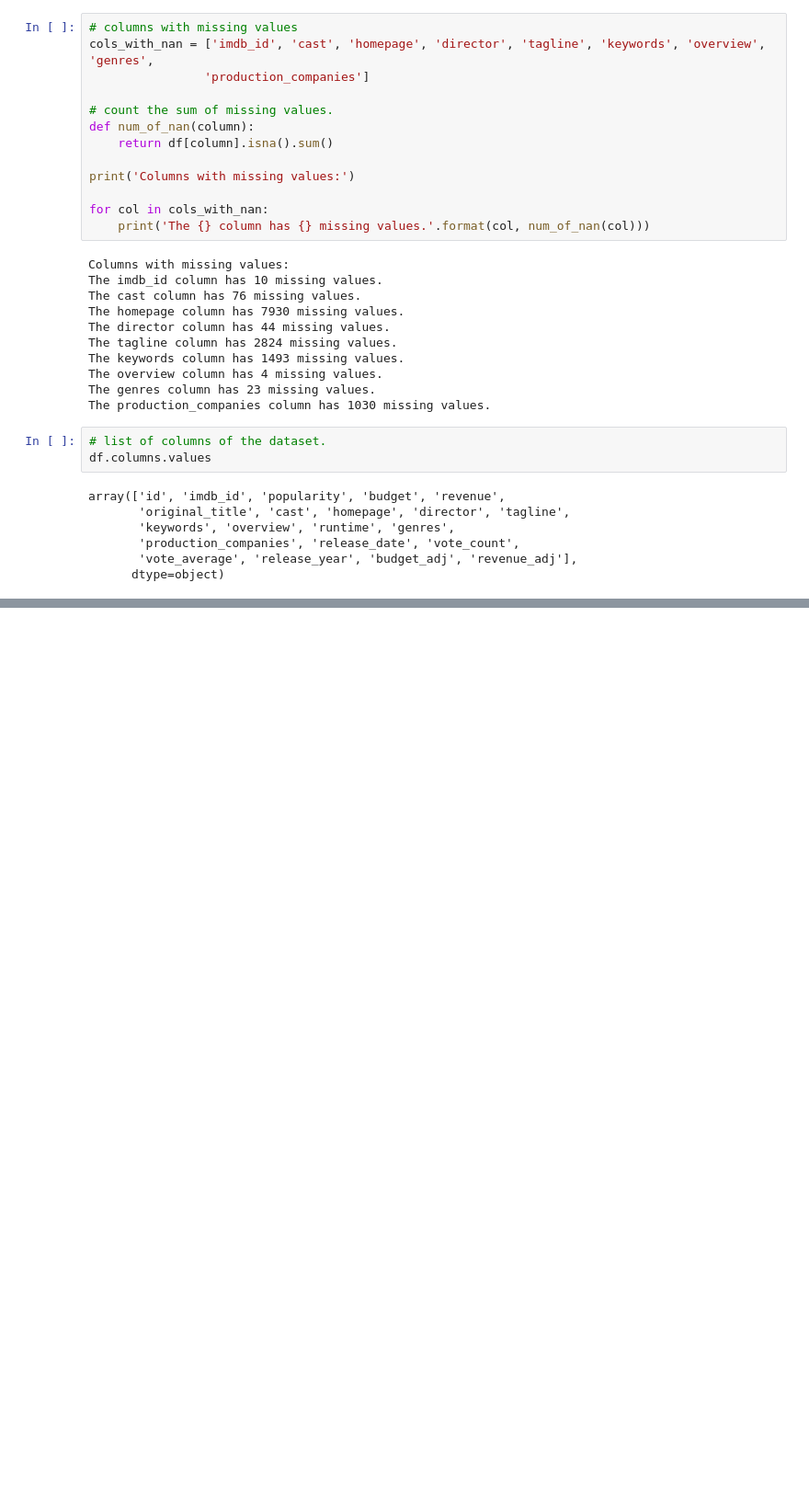
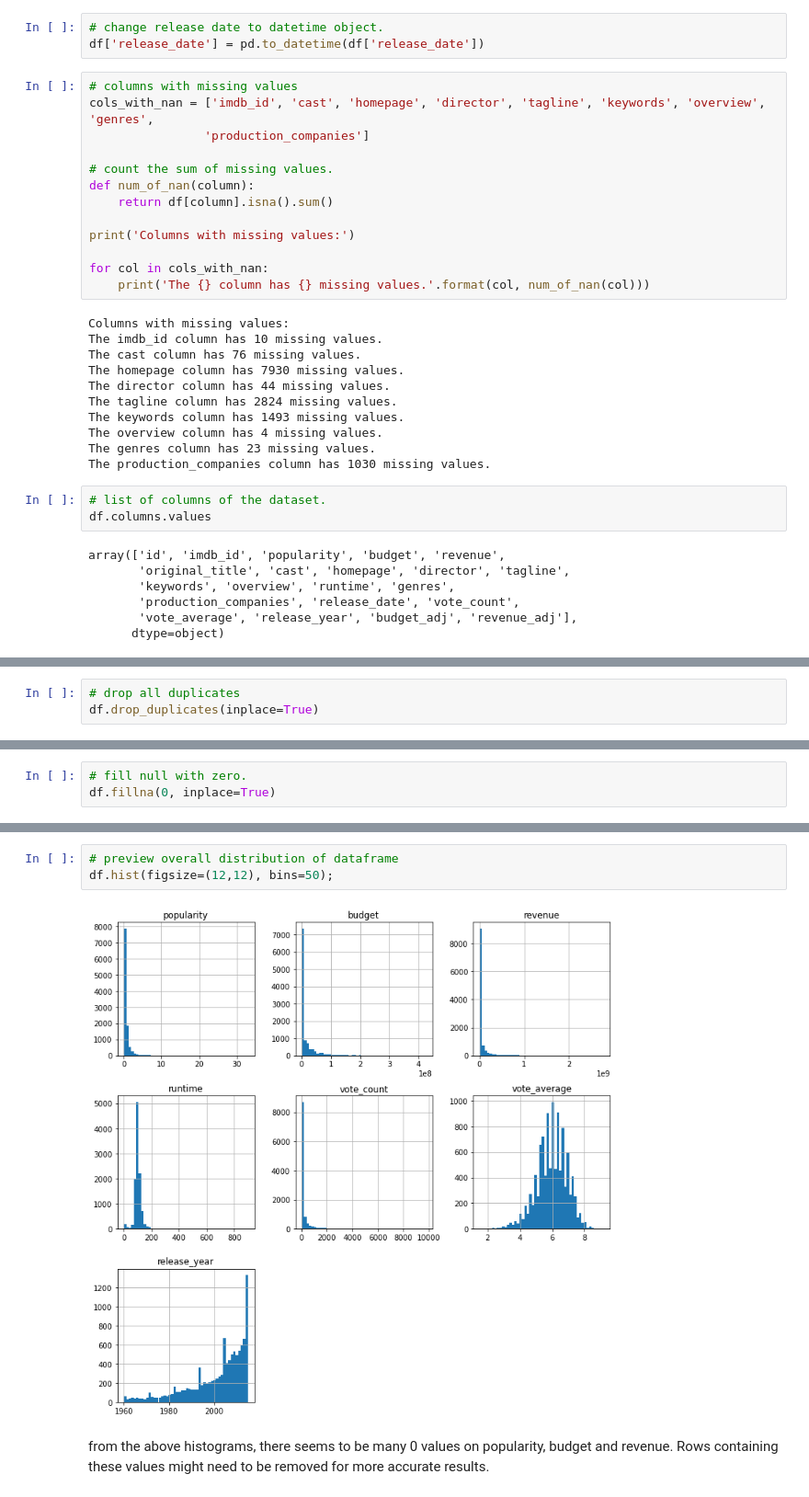
Before and after one commit to Dexsholex/Investigate-Movie-Dataset, a Jupyter notebook: Investigate-Movie-Dataset.ipynb, the cells around one changed output, grey strips where cells are left out. Shown: that part at 92% size. Drawn from its saved outputs; the diff is of its cells as text; blank space fills up the shorter version.

```diff
--- a/Investigate-Movie-Dataset.ipynb
+++ b/Investigate-Movie-Dataset.ipynb
@@ -81,6 +70,9 @@ Data columns (total 21 columns):
  20  revenue_adj           10866 non-null  float64
 dtypes: float64(4), int64(6), object(11)
 memory usage: 1.7+ MB
+# %%
+# change release date to datetime object.
+df['release_date'] = pd.to_datetime(df['release_date'])
 # %%
 # columns with missing values
 cols_with_nan = ['imdb_id', 'cast', 'homepage', 'director', 'tagline', 'keywords', 'overview', 'genres',
@@ -153,0 +140,3 @@ print('The {} column was dropped'.format(drop_col(tagline)))
+# %%
+# drop all duplicates
+df.drop_duplicates(inplace=True)
@@ -154,2 +161,5 @@ print('The {} column was dropped'.format(drop_col(tagline)))
+# %%
+# fill null with zero.
+df.fillna(0, inplace=True)
 # %%
 df.columns
@@ -178,0 +192,7 @@ df.columns
+# %%
+# preview overall distribution of dataframe
+df.hist(figsize=(12,12), bins=50);
+# %% [output]
+[figure, added]
+# %% [markdown]
+from the above histograms, there seems to be many 0 values on popularity, budget and revenue. Rows containing these values might need to be removed for more accurate results.
```
Also changed, not shown: parts of 53 cells of this notebook, 2 other files.
